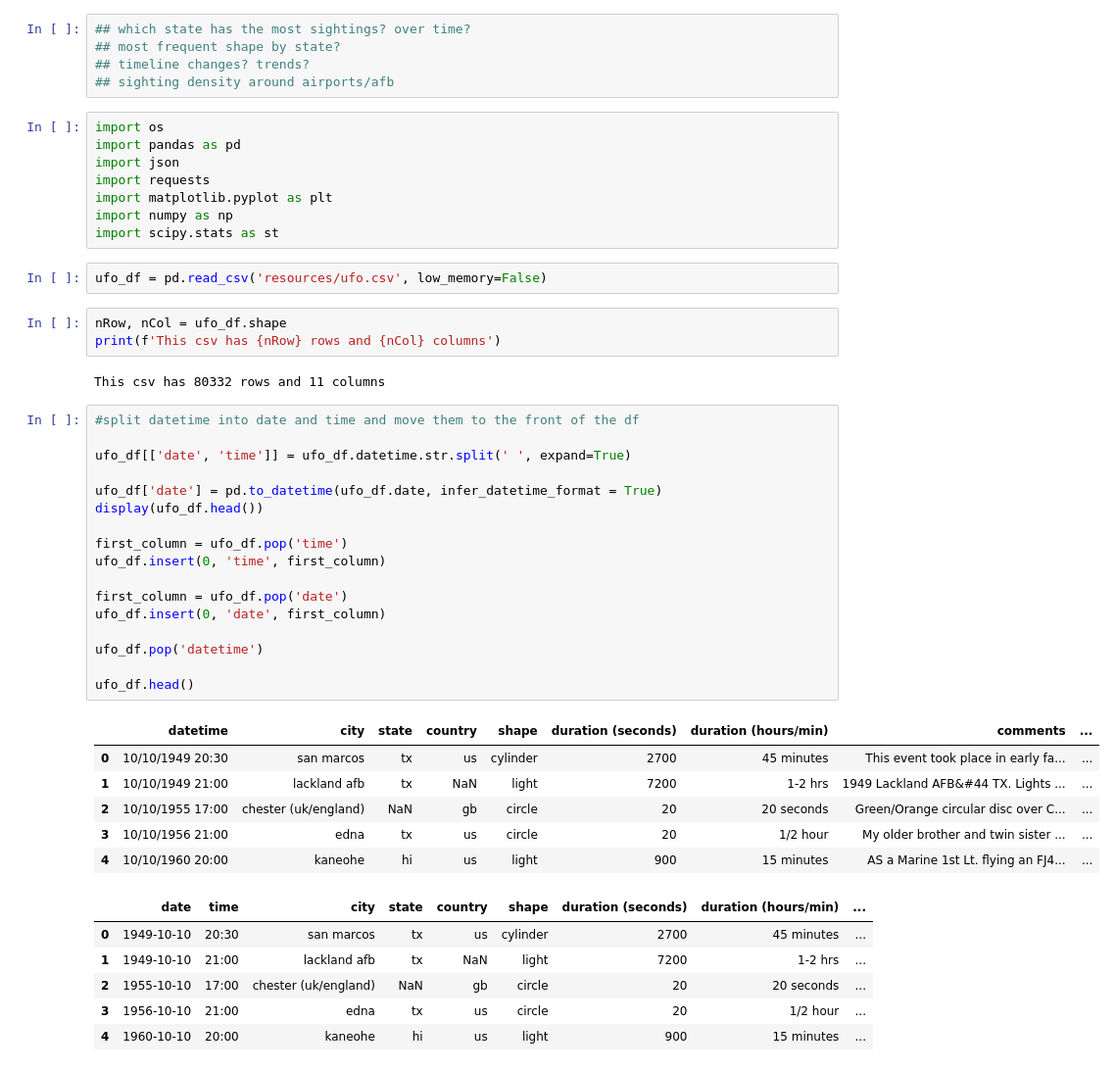
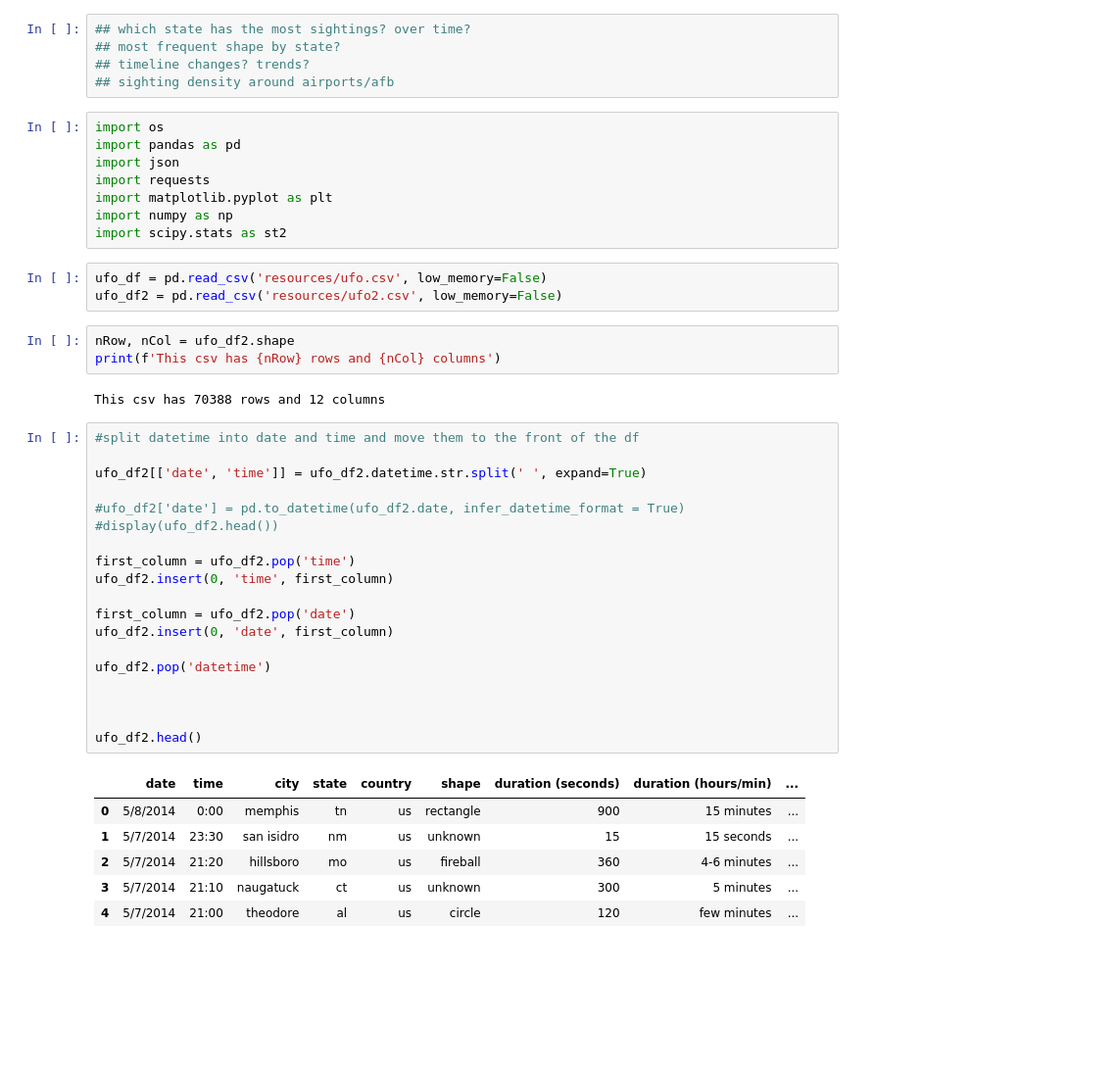
Before and after one commit to pha-drus/Project-1, a Jupyter notebook: Belle's UFO Branch.ipynb, the cells around one changed output. Shown at 98% size. Drawn from its saved outputs; the diff is of its cells as text; blank space fills up the shorter version.

```diff
--- a/Belle's UFO Branch.ipynb
+++ b/Belle's UFO Branch.ipynb
@@ -10,41 +10,38 @@ import json
 import requests
 import matplotlib.pyplot as plt
 import numpy as np
-import scipy.stats as st
+import scipy.stats as st2
 # %%
 ufo_df = pd.read_csv('resources/ufo.csv', low_memory=False)
+ufo_df2 = pd.read_csv('resources/ufo2.csv', low_memory=False)
 # %%
-nRow, nCol = ufo_df.shape
+nRow, nCol = ufo_df2.shape
 print(f'This csv has {nRow} rows and {nCol} columns')
 # %% [output]
-This csv has 80332 rows and 11 columns
+This csv has 70388 rows and 12 columns
 # %%
 #split datetime into date and time and move them to the front of the df
 
-ufo_df[['date', 'time']] = ufo_df.datetime.str.split(' ', expand=True)
+ufo_df2[['date', 'time']] = ufo_df2.datetime.str.split(' ', expand=True)
 
-ufo_df['date'] = pd.to_datetime(ufo_df.date, infer_datetime_format = True)
-display(ufo_df.head())
+#ufo_df2['date'] = pd.to_datetime(ufo_df2.date, infer_datetime_format = True)
+#display(ufo_df2.head())
 
-first_column = ufo_df.pop('time')
-ufo_df.insert(0, 'time', first_column)
+first_column = ufo_df2.pop('time')
+ufo_df2.insert(0, 'time', first_column)
 
-first_column = ufo_df.pop('date')
-ufo_df.insert(0, 'date', first_column)
+first_column = ufo_df2.pop('date')
+ufo_df2.insert(0, 'date', first_column)
 
-ufo_df.pop('datetime')
+ufo_df2.pop('datetime')
 
-ufo_df.head()
+
+
+ufo_df2.head()
 # %% [output]
-|  | datetime | city | state | country | shape | duration (seconds) | duration (hours/min) | comments | ... |
-| 0 | 10/10/1949 20:30 | san marcos | tx | us | cylinder | 2700 | 45 minutes | This event took place in early fa... | ... |
-| 1 | 10/10/1949 21:00 | lackland afb | tx | NaN | light | 7200 | 1-2 hrs | 1949 Lackland AFB&#44 TX. Lights ... | ... |
-| 2 | 10/10/1955 17:00 | chester (uk/england) | NaN | gb | circle | 20 | 20 seconds | Green/Orange circular disc over C... | ... |
-| 3 | 10/10/1956 21:00 | edna | tx | us | circle | 20 | 1/2 hour | My older brother and twin sister ... | ... |
-| 4 | 10/10/1960 20:00 | kaneohe | hi | us | light | 900 | 15 minutes | AS a Marine 1st Lt. flying an FJ4... | ... |
+|  | date | time | city | state | country | shape | duration (seconds) | duration (hours/min) | ... |
+| 0 | 5/8/2014 | 0:00 | memphis | tn | us | rectangle | 900 | 15 minutes | ... |
+| 1 | 5/7/2014 | 23:30 | san isidro | nm | us | unknown | 15 | 15 seconds | ... |
+| 2 | 5/7/2014 | 21:20 | hillsboro | mo | us | fireball | 360 | 4-6 minutes | ... |
+| 3 | 5/7/2014 | 21:10 | naugatuck | ct | us | unknown | 300 | 5 minutes | ... |
+| 4 | 5/7/2014 | 21:00 | theodore | al | us | circle | 120 | few minutes | ... |
-|  | date | time | city | state | country | shape | duration (seconds) | duration (hours/min) | ... |
-| 0 | 1949-10-10 | 20:30 | san marcos | tx | us | cylinder | 2700 | 45 minutes | ... |
-| 1 | 1949-10-10 | 21:00 | lackland afb | tx | NaN | light | 7200 | 1-2 hrs | ... |
-| 2 | 1955-10-10 | 17:00 | chester (uk/england) | NaN | gb | circle | 20 | 20 seconds | ... |
-| 3 | 1956-10-10 | 21:00 | edna | tx | us | circle | 20 | 1/2 hour | ... |
-| 4 | 1960-10-10 | 20:00 | kaneohe | hi | us | light | 900 | 15 minutes | ... |
```
Also changed, not shown: parts of 22 cells of this notebook, 7 other files.
